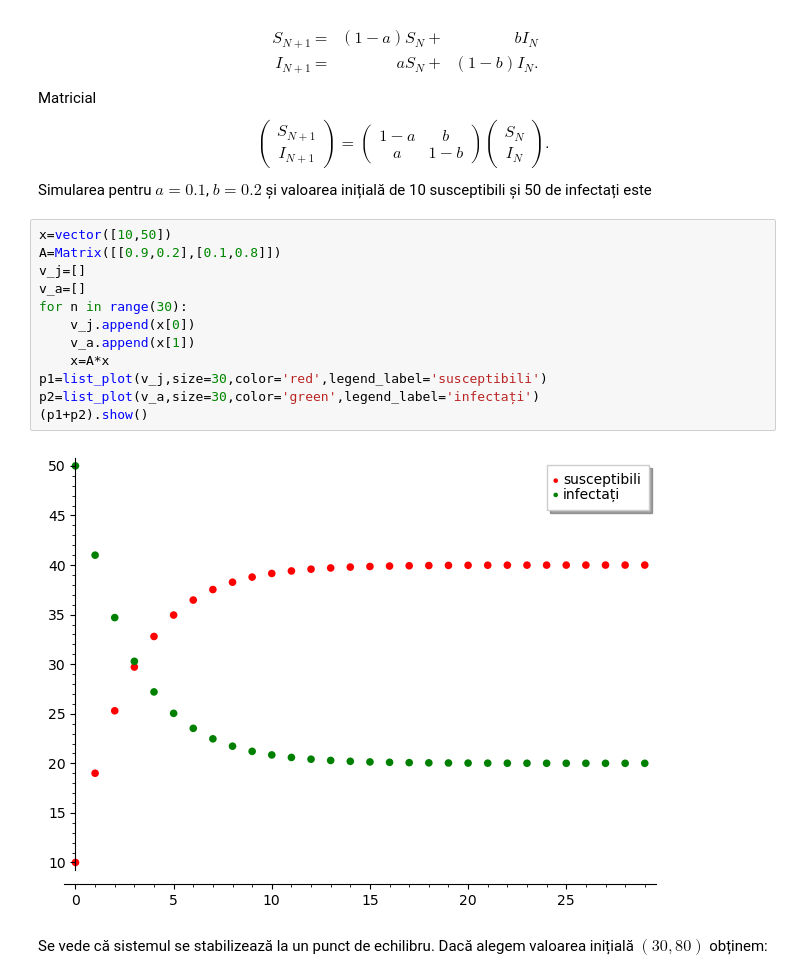
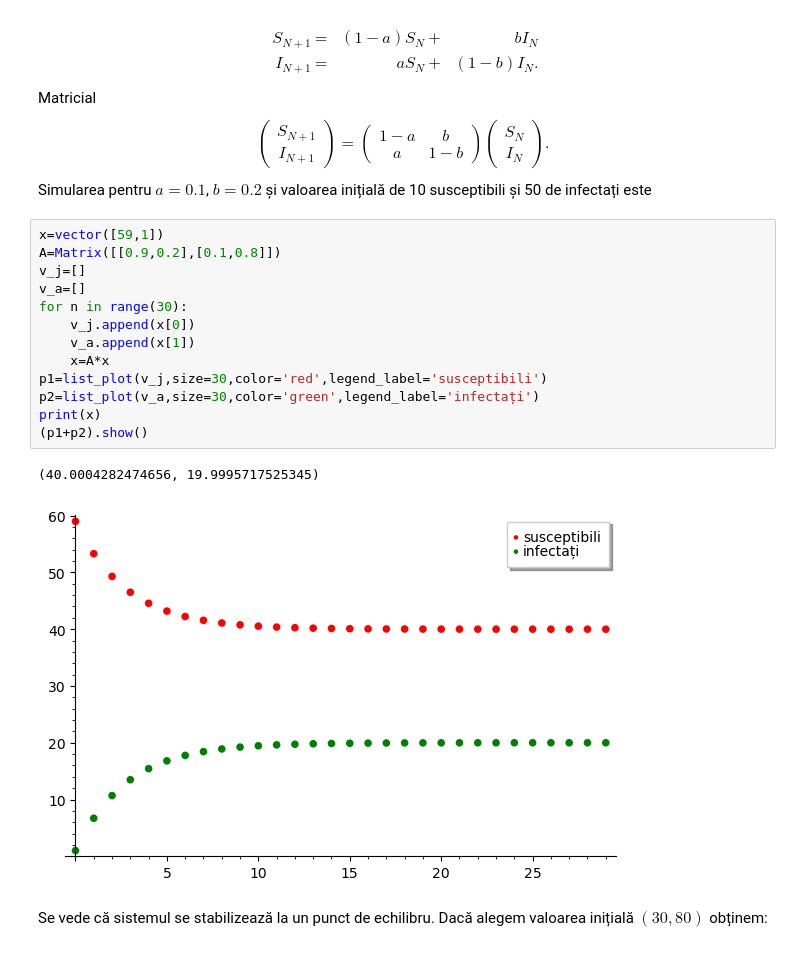
Before and after one commit to adhalanay/curs-ecologie, a Jupyter notebook: Cursul7.ipynb, the cells around one changed output. Saved outputs shown, nothing was run; the diff lists cells and outputs as text.

```diff
--- a/Cursul7.ipynb
+++ b/Cursul7.ipynb
@@ -252,19 +263,21 @@ $$
 $$
 Simularea pentru $a=0.1$, $b=0.2$ și valoarea inițială de 10 susceptibili și 50 de infectați este
 # %%
-x=vector([10,50])
+x=vector([59,1])
 A=Matrix([[0.9,0.2],[0.1,0.8]])
 v_j=[]
 v_a=[]
 for n in range(30):
     v_j.append(x[0])
     v_a.append(x[1])
     x=A*x
 p1=list_plot(v_j,size=30,color='red',legend_label='susceptibili')
 p2=list_plot(v_a,size=30,color='green',legend_label='infectați')
+print(x)
 (p1+p2).show()
 # %% [output]
+(40.0004282474656, 19.9995717525345)
-[figure, old version]
+[figure, new version]
 # %% [markdown]
 Se vede că sistemul se stabilizează la un punct de echilibru. Dacă alegem valoarea inițială $(30,80)$ obținem:
 # %%
```
Also changed, not shown: parts of 7 cells of this notebook, 1 other file.
